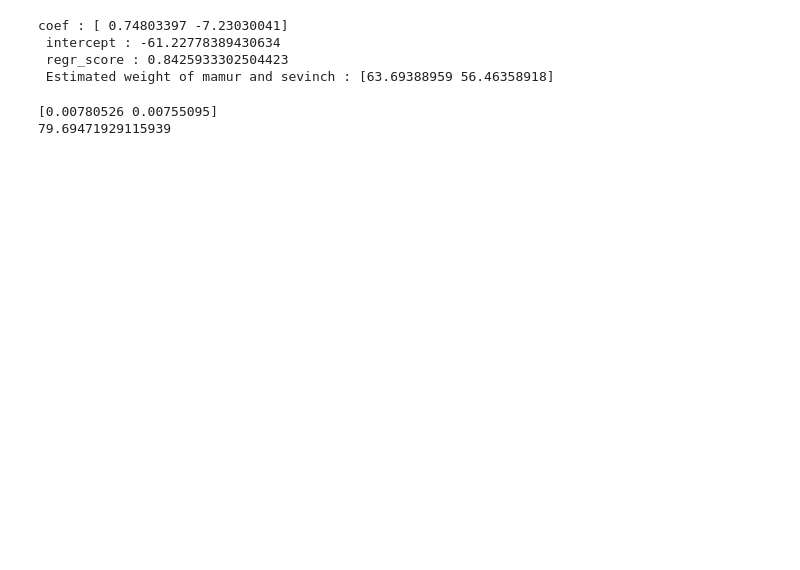
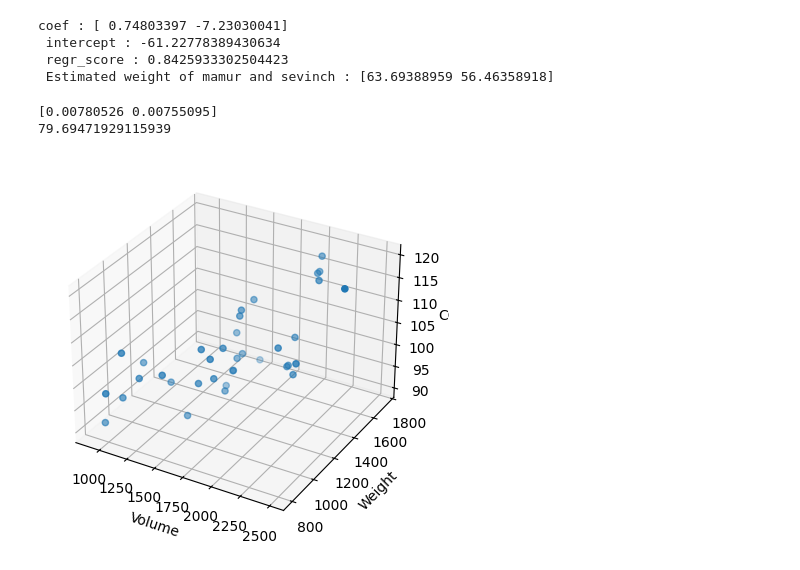
Before and after one commit to Tsumaki0/AI_Electronic_Abdulazaiz, a Jupyter notebook: Weight.ipynb, the cells around one changed output. Cells and saved outputs as stored; diff of their text form; code cells hidden in the pictures; blank space fills up the shorter version.

```diff
--- a/Weight.ipynb
+++ b/Weight.ipynb
@@ -36,3 +36,19 @@ print(model.intercept_)
 # %% [output]
 [0.00780526 0.00755095]
 79.69471929115939
+# %%
+import matplotlib.pyplot as plt
+from mpl_toolkits.mplot3d import Axes3D
+
+fig = plt.figure()
+ax = fig.add_subplot(111, projection='3d')
+
+ax.scatter(df['Volume'], df['Weight'], df['CO2'])
+
+ax.set_xlabel('Volume')
+ax.set_ylabel('Weight')
+ax.set_zlabel('CO2')
+
+plt.show()
+# %% [output]
+[figure, added]
```
Also changed, not shown: parts of 1 cell of this notebook.
